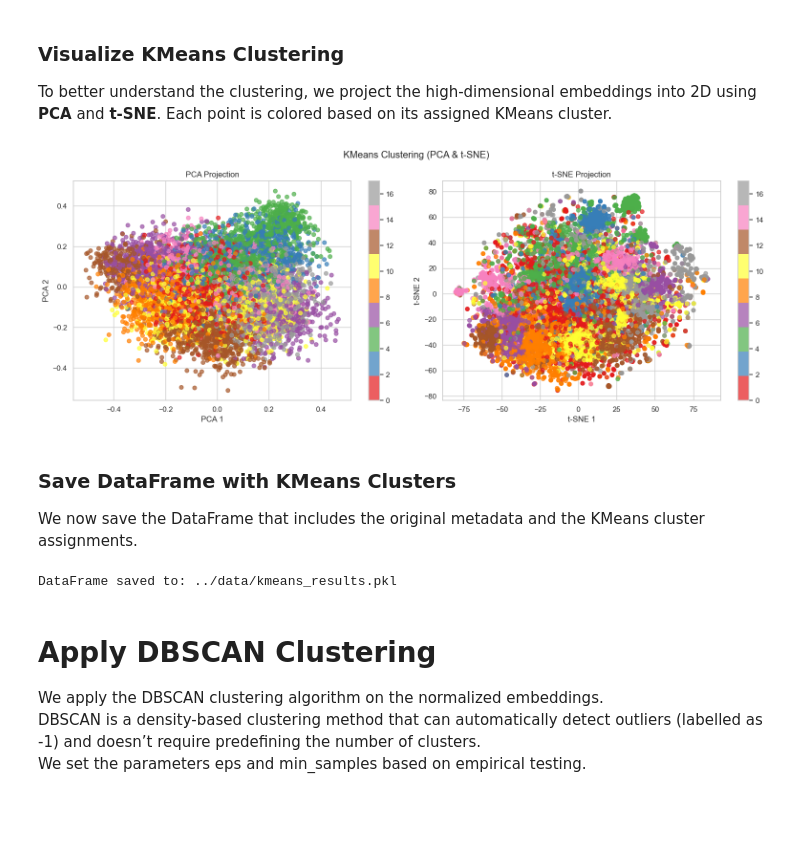
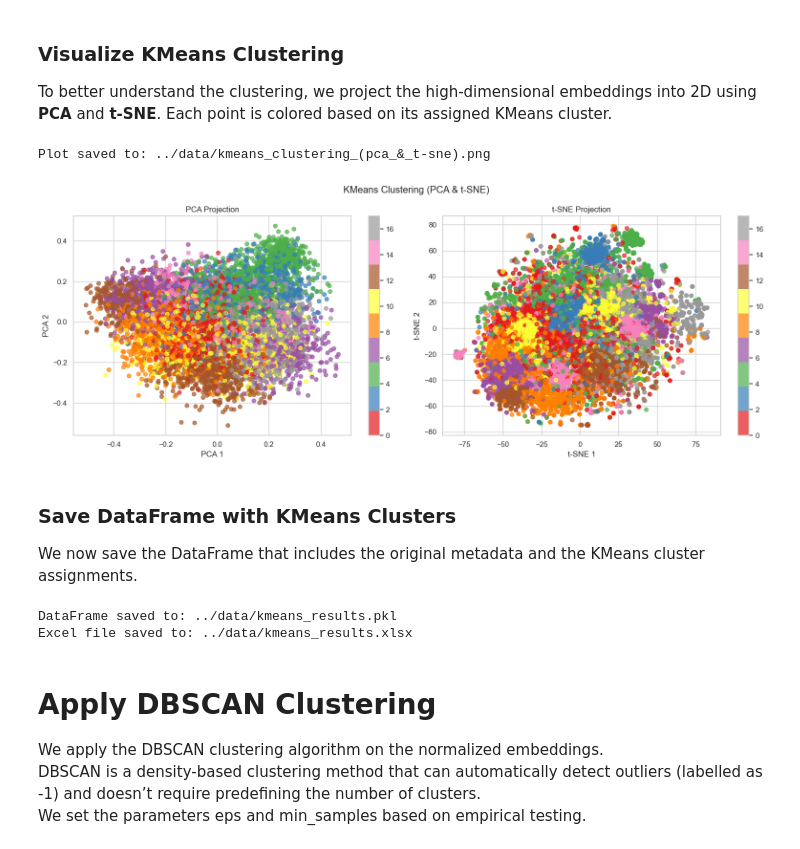
Before and after one commit to samerbuj/videogame-recommender, a Jupyter notebook: scripts/Kmeans_DBScan.ipynb, the cells around one changed output. Cells and saved outputs as stored; diff of their text form; code cells hidden in the pictures; blank space fills up the shorter version.

```diff
--- a/scripts/Kmeans_DBScan.ipynb
+++ b/scripts/Kmeans_DBScan.ipynb
@@ -104,10 +106,12 @@ def evaluate_clustering(X, labels):
     print(f"Silhouette Score: {silhouette:.4f}")
     print(f"Davies–Bouldin Index: {db_index:.4f}")
 # %%
-def plot_clusters(X, labels, title="Cluster Plot", figsize=(8,6)):
+def plot_clusters(X, labels, title="Cluster Plot", figsize=(8,6), save_path="../data"):
     """
-    Plot clustering results using both PCA and t-SNE for visualization
+    Plot clustering results using both PCA and t-SNE for visualization.
+    Saves plots in PNG format inside the specified folder.
     """
+    os.makedirs(save_path, exist_ok=True)  # Ensure output folder exists
     fig, axs = plt.subplots(1, 2, figsize=(figsize[0]*2, figsize[1]))
 
     # PCA projection
@@ -120,7 +124,7 @@ def plot_clusters(X, labels, title="Cluster Plot", figsize=(8,6)):
     fig.colorbar(scatter_pca, ax=axs[0])
 
     # t-SNE projection
-    tsne = TSNE(n_components=2, random_state=42, perplexity=30, n_iter=1000)
+    tsne = TSNE(n_components=2, random_state=42, perplexity=30)
     reduced_tsne = tsne.fit_transform(X)
     scatter_tsne = axs[1].scatter(reduced_tsne[:, 0], reduced_tsne[:, 1], c=labels, cmap="Set1", alpha=0.7)
     axs[1].set_title("t-SNE Projection")
@@ -128,8 +132,14 @@ def plot_clusters(X, labels, title="Cluster Plot", figsize=(8,6)):
     axs[1].set_ylabel("t-SNE 2")
     fig.colorbar(scatter_tsne, ax=axs[1])
 
+    # Save plots
+    filename_base = title.lower().replace(" ", "_")
+    png_path = os.path.join(save_path, f"{filename_base}.png")
     plt.suptitle(title)
     plt.tight_layout()
+    plt.savefig(png_path, dpi=300)
+    print(f"Plot saved to: {png_path}")
+
     plt.show()
 # %% [markdown]
 # Apply KMeans Clustering
@@ -137,6 +147,8 @@ def plot_clusters(X, labels, title="Cluster Plot", figsize=(8,6)):
 We apply the KMeans clustering algorithm on the normalized embeddings.
 We choose a number of clusters `k = 20` based on the approximate size and diversity of the dataset.
 After fitting the model, we assign each game to a cluster.
+# %%
+df_kmeans = df.copy()
 # %% [markdown]
 ##### Determine Optimal Number of Clusters with Elbow Method
 
@@ -190,9 +202,9 @@ def run_kmeans_clustering(X, n_clusters=20, random_state=42):
 kmeans_labels = run_kmeans_clustering(emb_norm, n_clusters=k_optimal)
 
 # Assign to dataframe
-df["cluster_kmeans"] = kmeans_labels
+df_kmeans["cluster_kmeans"] = kmeans_labels
 
 # Check basic cluster stats
-print("Number of clusters found:", df["cluster_kmeans"].nunique())
-print(df["cluster_kmeans"].value_counts().sort_index())
+print("Number of clusters found:", df_kmeans["cluster_kmeans"].nunique())
+print(df_kmeans["cluster_kmeans"].value_counts().sort_index())
 # %% [output]
@@ -277,19 +308,29 @@ Davies–Bouldin Index: 4.8103
 To better understand the clustering, we project the high-dimensional embeddings into 2D using **PCA** and **t-SNE**. Each point is colored based on its assigned KMeans cluster.
 # %%
 # Visualize the KMeans clustering results with PCA and t-SNE
-plot_clusters(emb_norm, df["cluster_kmeans"], title="KMeans Clustering (PCA & t-SNE)")
+plot_clusters(emb_norm, df_kmeans["cluster_kmeans"], title="KMeans Clustering (PCA & t-SNE)")
 # %% [output]
+Plot saved to: ../data/kmeans_clustering_(pca_&_t-sne).png
-[figure, old version]
+[figure, new version]
 # %% [markdown]
 ### Save DataFrame with KMeans Clusters
 
 We now save the DataFrame that includes the original metadata and the KMeans cluster assignments.
 # %%
 output_path = "../data/kmeans_results.pkl"
-df.to_pickle(output_path)
+df_kmeans.to_pickle(output_path)
 print(f"DataFrame saved to: {output_path}")
+
+excel_output_path = "../data/kmeans_results.xlsx"
+with pd.ExcelWriter(excel_output_path, engine="xlsxwriter") as writer:
+    df_kmeans.to_excel(writer, sheet_name="All_Clusters", index=False)
+    for cluster_id, group in df_kmeans.groupby("cluster_kmeans"):
+        sheet_name = f"Cluster_{cluster_id}"
+        group.to_excel(writer, sheet_name=sheet_name, index=False)
+print(f"Excel file saved to: {excel_output_path}")
 # %% [output]
 DataFrame saved to: ../data/kmeans_results.pkl
+Excel file saved to: ../data/kmeans_results.xlsx
 # %% [markdown]
 # Apply DBSCAN Clustering
 
```
Also changed, not shown: parts of 13 cells of this notebook.
